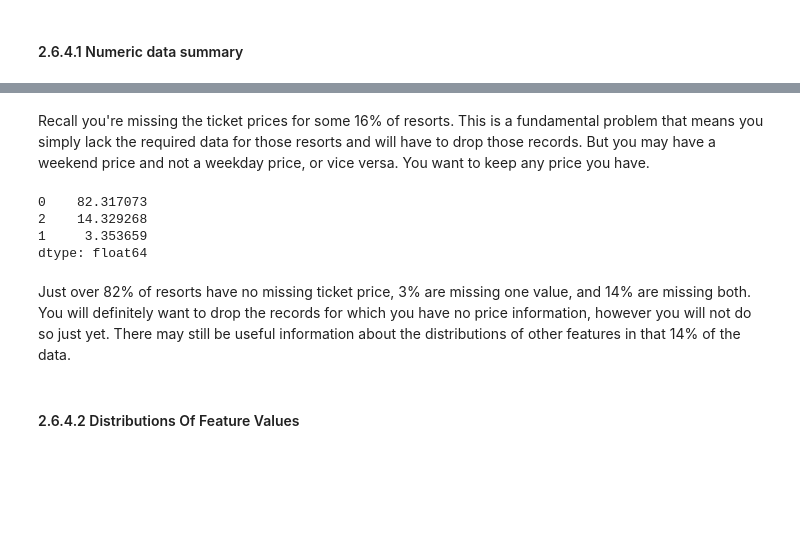
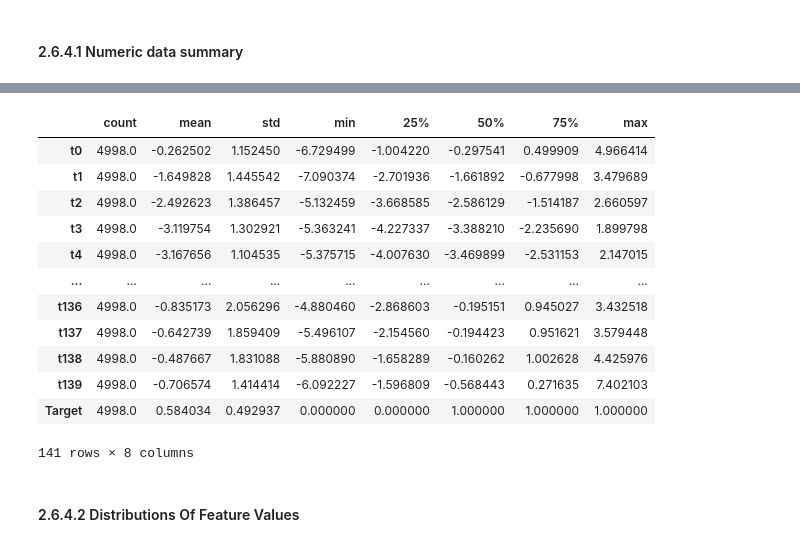
Before and after one commit to azarbarzin/Springboard, a Jupyter notebook: Capstone Project 2/Notebooks/02_data_wrangling.ipynb, the cells around one changed output, grey strips where cells are left out. Cells and saved outputs as stored; diff of their text form; code cells hidden in the pictures; blank space fills up the shorter version.

```diff
--- a/Capstone Project 2/Notebooks/02_data_wrangling.ipynb
+++ b/Capstone Project 2/Notebooks/02_data_wrangling.ipynb
@@ -482,16 +136,19 @@ ski_data.select_dtypes(include='number').describe().T
-# %% [markdown]
-Recall you're missing the ticket prices for some 16% of resorts. This is a fundamental problem that means you simply lack the required data for those resorts and will have to drop those records. But you may have a weekend price and not a weekday price, or vice versa. You want to keep any price you have.
-# %%
-missing_price = ski_data[['AdultWeekend', 'AdultWeekday']].isnull().sum(axis=1)
-# missing_price
-missing_price.value_counts()/len(missing_price) * 100
-# %% [output]
-0    82.317073
-2    14.329268
-1     3.353659
-dtype: float64
-# %% [markdown]
-Just over 82% of resorts have no missing ticket price, 3% are missing one value, and 14% are missing both. You will definitely want to drop the records for which you have no price information, however you will not do so just yet. There may still be useful information about the distributions of other features in that 14% of the data.
+# %%
+ecg_data.select_dtypes(include='number').describe().T
+# %% [output]
+|  | count | mean | std | min | 25% | 50% | 75% | max |
+| t0 | 4998.0 | -0.262502 | 1.152450 | -6.729499 | -1.004220 | -0.297541 | 0.499909 | 4.966414 |
+| t1 | 4998.0 | -1.649828 | 1.445542 | -7.090374 | -2.701936 | -1.661892 | -0.677998 | 3.479689 |
+| t2 | 4998.0 | -2.492623 | 1.386457 | -5.132459 | -3.668585 | -2.586129 | -1.514187 | 2.660597 |
+| t3 | 4998.0 | -3.119754 | 1.302921 | -5.363241 | -4.227337 | -3.388210 | -2.235690 | 1.899798 |
+| t4 | 4998.0 | -3.167656 | 1.104535 | -5.375715 | -4.007630 | -3.469899 | -2.531153 | 2.147015 |
+| ... | ... | ... | ... | ... | ... | ... | ... | ... |
+| t136 | 4998.0 | -0.835173 | 2.056296 | -4.880460 | -2.868603 | -0.195151 | 0.945027 | 3.432518 |
+| t137 | 4998.0 | -0.642739 | 1.859409 | -5.496107 | -2.154560 | -0.194423 | 0.951621 | 3.579448 |
+| t138 | 4998.0 | -0.487667 | 1.831088 | -5.880890 | -1.658289 | -0.160262 | 1.002628 | 4.425976 |
+| t139 | 4998.0 | -0.706574 | 1.414414 | -6.092227 | -1.596809 | -0.568443 | 0.271635 | 7.402103 |
+| Target | 4998.0 | 0.584034 | 0.492937 | 0.000000 | 0.000000 | 1.000000 | 1.000000 | 1.000000 |
+141 rows × 8 columns
 # %% [markdown]
 #### 2.6.4.2 Distributions Of Feature Values<a id='2.6.4.2_Distributions_Of_Feature_Values'></a>
 # %% [markdown]
```
Also changed, not shown: parts of 120 cells of this notebook, 2 other files.
